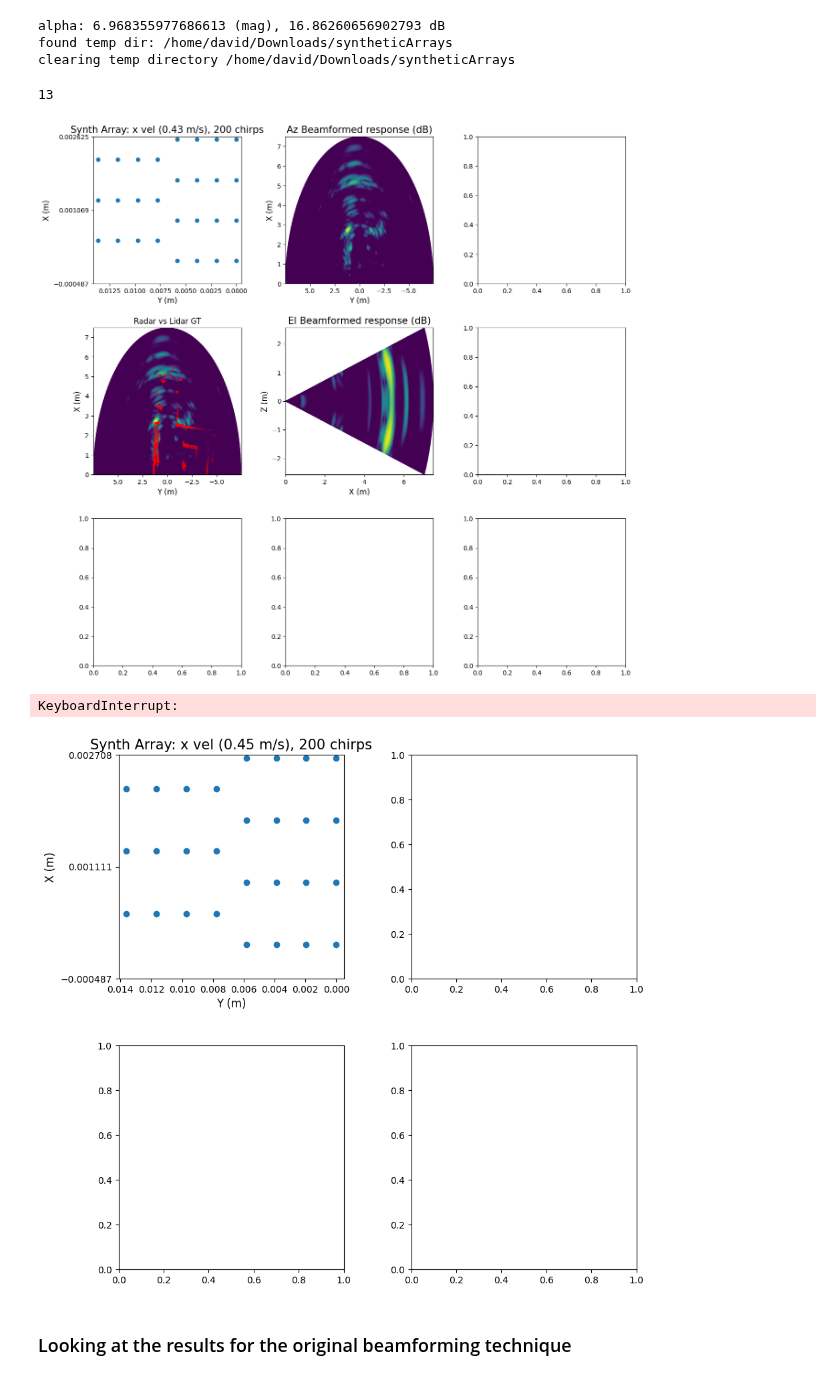
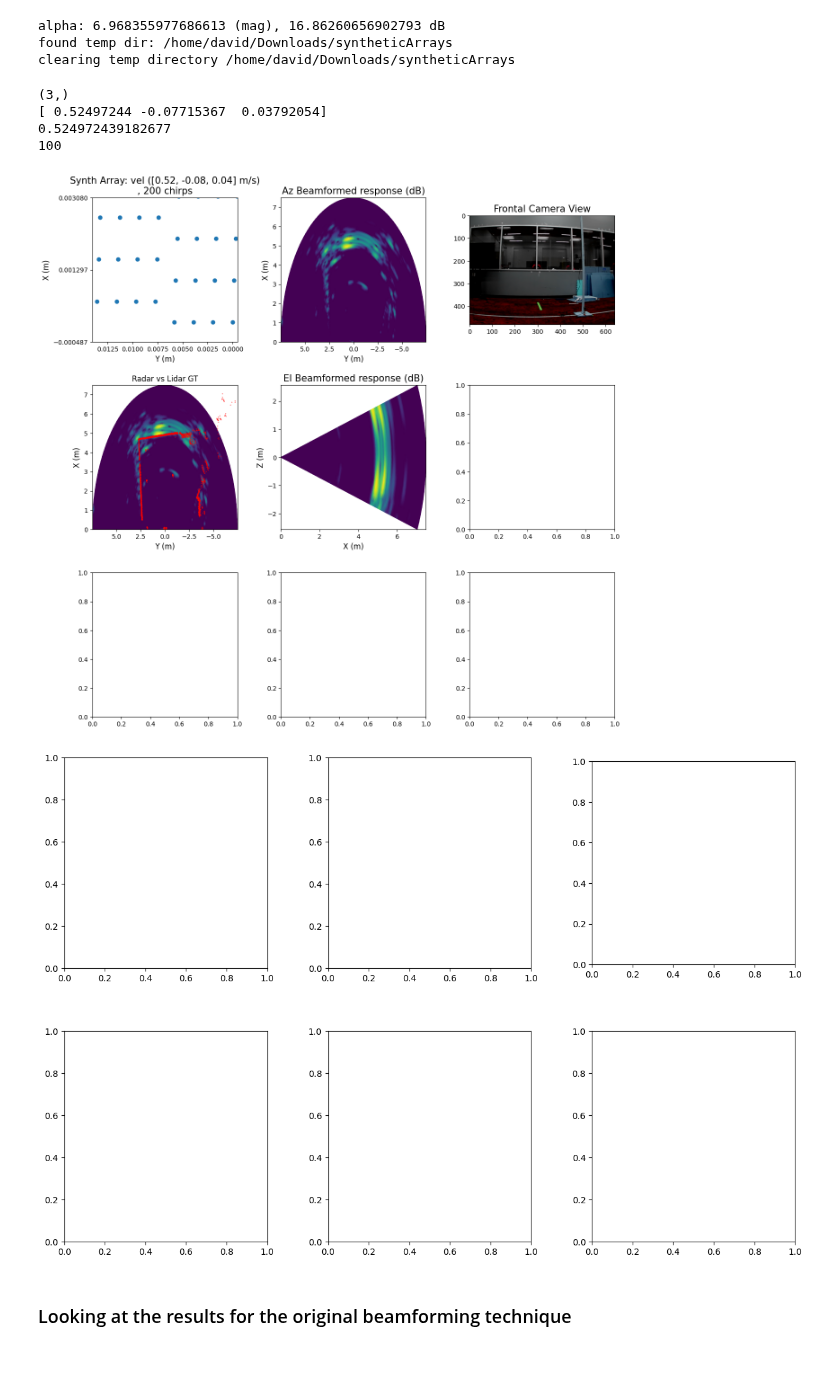
Before and after one commit to davidmhunt/mmwave_radar_processing, a Jupyter notebook: notebooks/testing_synthetic_arrays_endfire.ipynb, the cells around one changed output. Drawn from its saved outputs; the diff is of its cells as text; code cells hidden in the pictures.

Commit message:
updating to support synthetic arrays and doppler azimuth responses

```diff
--- a/notebooks/testing_synthetic_arrays_endfire.ipynb
+++ b/notebooks/testing_synthetic_arrays_endfire.ipynb
@@ -25,7 +25,7 @@ cfg_manager.load_cfg(cfg_path)
 cfg_manager.compute_radar_perforance(profile_idx=0)
 # %%
 #load the dataset
-dataset_name = "CPSL_ENDFIRE_SAR_TEST_1"
+dataset_name = "NORTH_RadSAR_Test_1"
 dataset_path = os.path.join(DATASET_PATH,dataset_name)
 # dataset_name = "RadSAR_2_CPSL"
 # dataset_path = os.path.join(DATASET_PATH,os.pardir,"RadSAR",dataset_name)
@@ -36,6 +36,7 @@ dataset = CpslDS(
     camera_folder="camera",
     imu_orientation_folder="imu_orientation", #not implemented
     imu_full_folder="imu_data",
-    vehicle_vel_folder="vehicle_vel"
+    vehicle_vel_folder="vehicle_vel",
+    vehicle_odom_folder="vehicle_odom"
 )
 # %% [output]
@@ -87,17 +89,25 @@ alpha: 6.968355977686613 (mag), 16.86260656902793 dB
 found temp dir: /home/david/Downloads/syntheticArrays
 clearing temp directory /home/david/Downloads/syntheticArrays
 # %%
-idx = 0
+idx = 100
 while np.abs(np.mean(dataset.get_vehicle_vel_data(idx)[:,1])) < 0.2:
     idx += 1
 vel = np.mean(dataset.get_vehicle_vel_data(idx)[:,1])
 
+vel_data = np.mean(dataset.get_vehicle_odom_data(idx)[:,8:11],axis=0)
+print(vel_data.shape)
+print(vel_data)
+print(vel)
+
 processor.generate_array_geometries(
-    vels=np.array([-vel,0,0])
+    vels=np.array([vel,0,0])
 )
 print(idx)
 # %% [output]
-13
+(3,)
+[ 0.52497244 -0.07715367  0.03792054]
+0.524972439182677
+100
 # %%
 #speed test
 # for i in tqdm(range(idx,dataset.num_frames)):
@@ -129,11 +140,14 @@ dets = processor.beamformed_dets
 lidar_pc_raw = dataset.get_lidar_point_cloud_raw(idx)
 # %%
 # camera_view = dataset.get_camera_frame(idx)
-camera_view = np.empty(shape=(0))
+try:
+    camera_view = dataset.get_camera_frame(idx)
+except AssertionError:
+    camera_view = np.empty(shape=(0))
 
 synthetic_array_plotter.plot_compilation(
     adc_cube=adc_cube,
-    vels=np.array([vel,0,0]),
+    vels=vel_data,
     camera_view=camera_view,
     lidar_pc_raw=lidar_pc_raw,
     lidar_radar_offset_rad=np.deg2rad(90),
@@ -142,22 +156,21 @@ synthetic_array_plotter.plot_compilation(
     show=True
 )
 # %% [output]
-[figure, old version]
+[figure, new version]
 # %%
 #generate the movie
-movie_generator.initialize_figure(nrows=2,ncols=2,figsize=(10,10))
+movie_generator.initialize_figure(nrows=2,ncols=3,figsize=(15,10))
 
 movie_generator.generate_movie_frames(
     cmap="viridis",
     convert_to_dB=True,
     lidar_radar_offset_rad=np.deg2rad(90)
 )
 
 fps = 1 / (1e-3 * cfg_manager.frameCfg_periodicity_ms)
-movie_generator.save_movie(video_file_name="{}_synth_array_proc.mp4".format(dataset_name),fps=fps)
+movie_generator.save_movie(video_file_name="{}_uav.mp4".format(dataset_name),fps=fps)
 # %% [output]
-KeyboardInterrupt:
-[figure, old version]
+[figure, new version]
 # %% [markdown]
 ### Looking at the results for the original beamforming technique
 # %%
```
Also changed, not shown: parts of 2 cells of this notebook, 7 other files.
